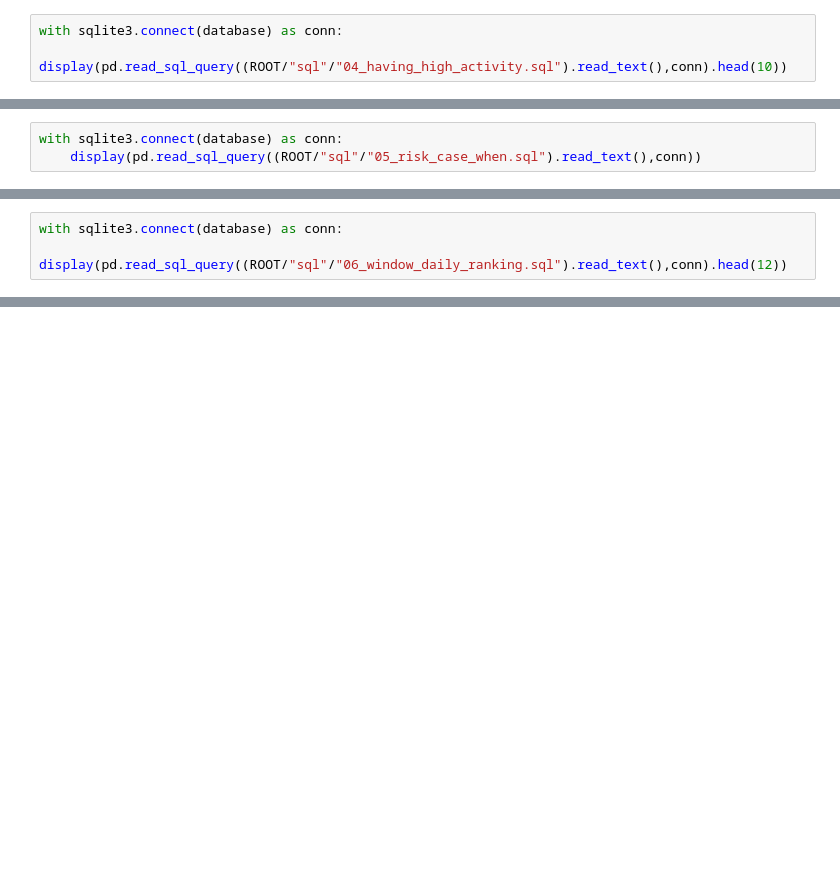
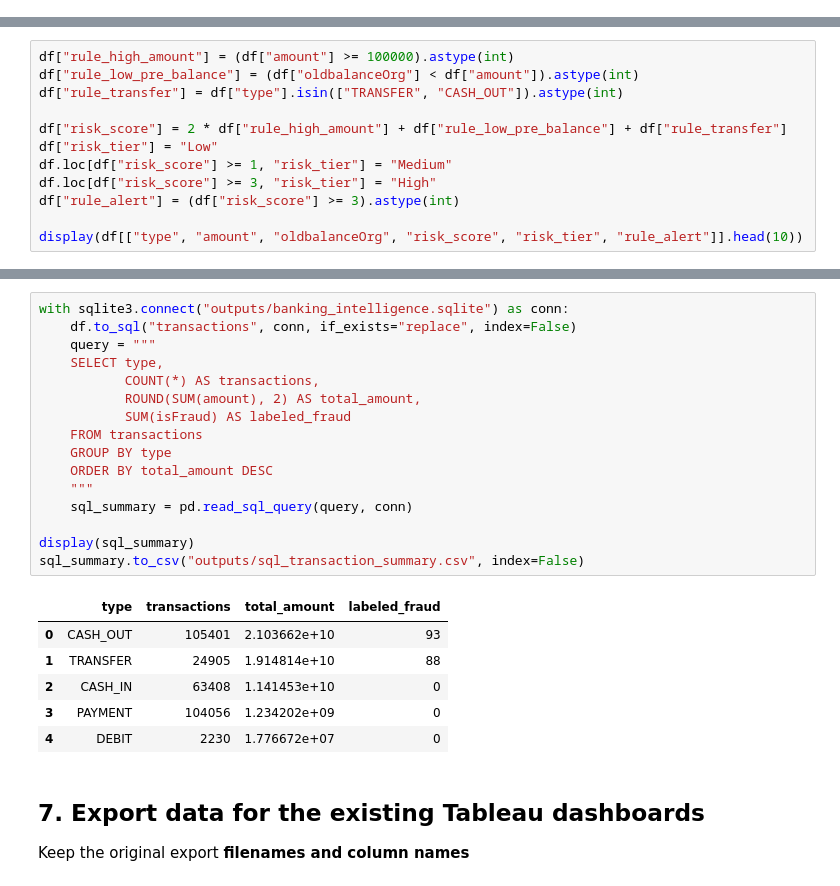
Before and after one commit to tsovinarharutyunyan/banking-fraud-transaction-intelligence, a Jupyter notebook: Banking_Fraud_Intelligence.ipynb, the cells around one changed output, grey strips where cells are left out. Drawn from its saved outputs; the diff is of its cells as text; blank space fills up the shorter version.

Commit message:
Update final executed fraud analysis notebook with validated evaluation and Tableau exports

```diff
--- a/Banking_Fraud_Intelligence.ipynb
+++ b/Banking_Fraud_Intelligence.ipynb
@@ -284,3 +0,0 @@ with sqlite3.connect(database) as conn:
-# %%
-with sqlite3.connect(database) as conn:
-    display(pd.read_sql_query((ROOT/"sql"/"04_having_high_activity.sql").read_text(),conn).head(10))
@@ -291,3 +0,0 @@ with sqlite3.connect(database) as conn:
-# %%
-with sqlite3.connect(database) as conn:
-    display(pd.read_sql_query((ROOT/"sql"/"05_risk_case_when.sql").read_text(),conn))
@@ -301,3 +0,0 @@ with sqlite3.connect(database) as conn:
-# %%
-with sqlite3.connect(database) as conn:
-    display(pd.read_sql_query((ROOT/"sql"/"06_window_daily_ranking.sql").read_text(),conn).head(12))
@@ -406,0 +157,12 @@ print((ROOT/"RESULTS.md").read_text()[:3500])
+# %%
+df["rule_high_amount"] = (df["amount"] >= 100000).astype(int)
+df["rule_low_pre_balance"] = (df["oldbalanceOrg"] < df["amount"]).astype(int)
+df["rule_transfer"] = df["type"].isin(["TRANSFER", "CASH_OUT"]).astype(int)
+
+df["risk_score"] = 2 * df["rule_high_amount"] + df["rule_low_pre_balance"] + df["rule_transfer"]
+df["risk_tier"] = "Low"
+df.loc[df["risk_score"] >= 1, "risk_tier"] = "Medium"
+df.loc[df["risk_score"] >= 3, "risk_tier"] = "High"
+df["rule_alert"] = (df["risk_score"] >= 3).astype(int)
+
+display(df[["type", "amount", "oldbalanceOrg", "risk_score", "risk_tier", "rule_alert"]].head(10))
@@ -406,0 +233,26 @@ print((ROOT/"RESULTS.md").read_text()[:3500])
+# %%
+with sqlite3.connect("outputs/banking_intelligence.sqlite") as conn:
+    df.to_sql("transactions", conn, if_exists="replace", index=False)
+    query = """
+    SELECT type,
+           COUNT(*) AS transactions,
+           ROUND(SUM(amount), 2) AS total_amount,
+           SUM(isFraud) AS labeled_fraud
+    FROM transactions
+    GROUP BY type
+    ORDER BY total_amount DESC
+    """
+    sql_summary = pd.read_sql_query(query, conn)
+
+display(sql_summary)
+sql_summary.to_csv("outputs/sql_transaction_summary.csv", index=False)
+# %% [output]
+|  | type | transactions | total_amount | labeled_fraud |
+| 0 | CASH_OUT | 105401 | 2.103662e+10 | 93 |
+| 1 | TRANSFER | 24905 | 1.914814e+10 | 88 |
+| 2 | CASH_IN | 63408 | 1.141453e+10 | 0 |
+| 3 | PAYMENT | 104056 | 1.234202e+09 | 0 |
+| 4 | DEBIT | 2230 | 1.776672e+07 | 0 |
+# %% [markdown]
+## 7. Export data for the existing Tableau dashboards
+Keep the original export **filenames and column names**
```
Also changed, not shown: parts of 65 cells of this notebook.
